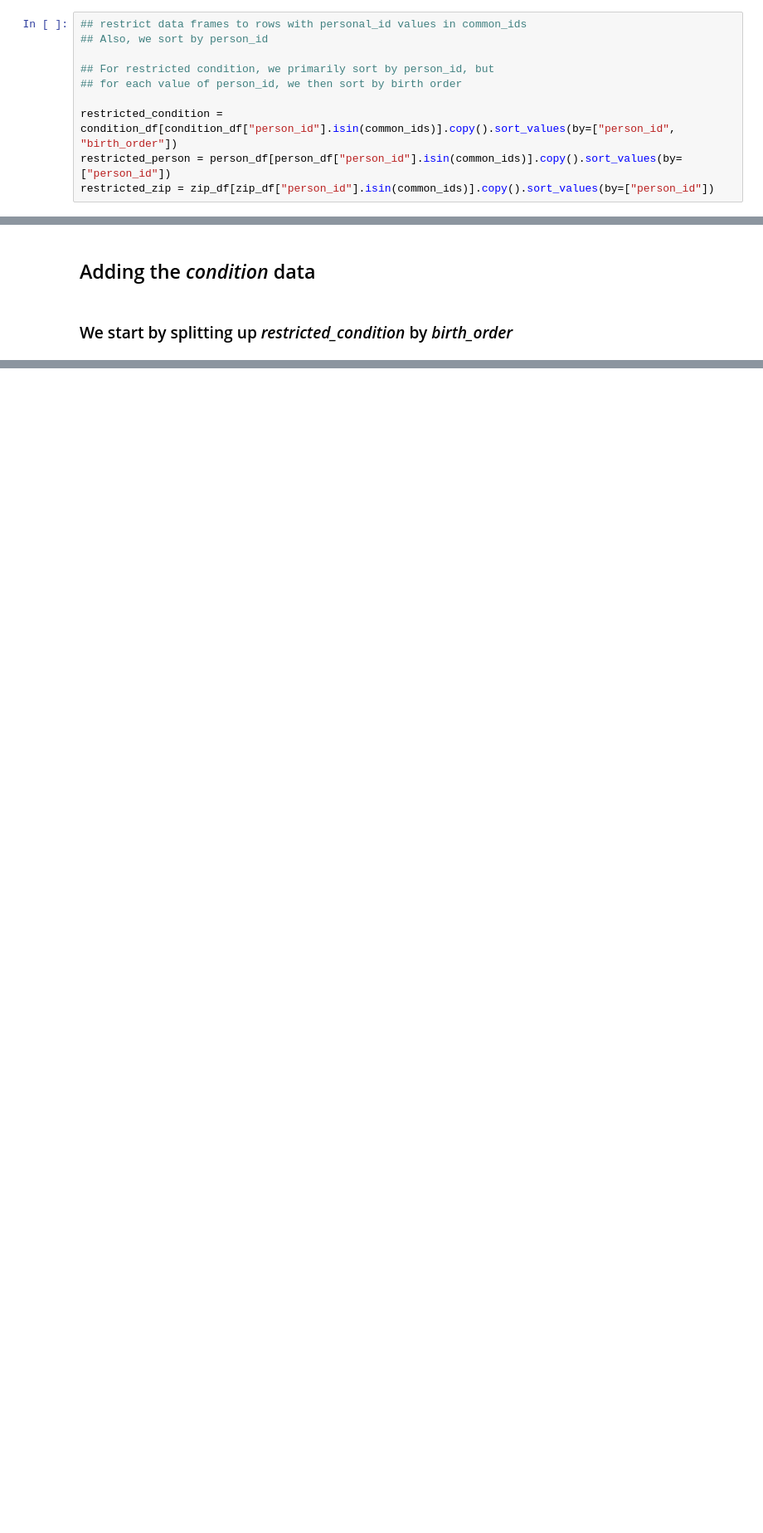
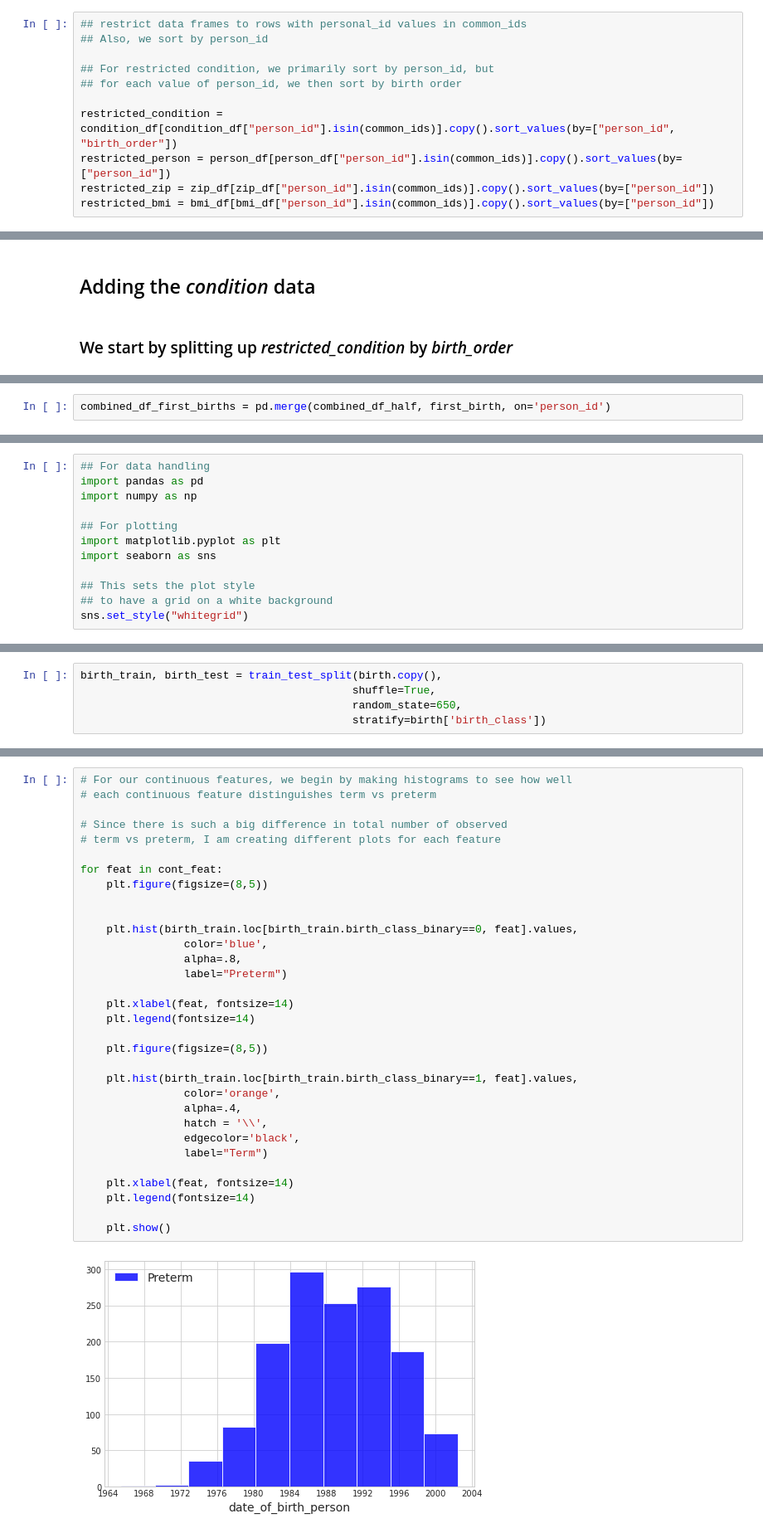
Before and after one commit to kgrillaert/preterm_birth, a Jupyter notebook: AS_KG_Preterm_Birth.ipynb, the cells around one changed output, grey strips where cells are left out. Shown at 83% size. Saved outputs shown, nothing was run; the diff lists cells and outputs as text; blank space fills up the shorter version.

Commit message:
Update AS_KG_Preterm_Birth.ipynb
Updated to incorporate BMI, does some early data analysis and visualizations, creates first model

```diff
--- a/AS_KG_Preterm_Birth.ipynb
+++ b/AS_KG_Preterm_Birth.ipynb
@@ -334,4 +475,5 @@ common_ids.sort()
 restricted_condition = condition_df[condition_df["person_id"].isin(common_ids)].copy().sort_values(by=["person_id", "birth_order"])
 restricted_person = person_df[person_df["person_id"].isin(common_ids)].copy().sort_values(by=["person_id"])
 restricted_zip = zip_df[zip_df["person_id"].isin(common_ids)].copy().sort_values(by=["person_id"])
+restricted_bmi = bmi_df[bmi_df["person_id"].isin(common_ids)].copy().sort_values(by=["person_id"])
 # %% [markdown]
@@ -521,0 +578,2 @@ combined_df.ethnicity_df3.value_counts().plot(kind = 'barh')
+# %%
+combined_df_first_births = pd.merge(combined_df_half, first_birth, on='person_id')
@@ -521,0 +650,12 @@ combined_df.ethnicity_df3.value_counts().plot(kind = 'barh')
+# %%
+## For data handling
+import pandas as pd
+import numpy as np
+
+## For plotting
+import matplotlib.pyplot as plt
+import seaborn as sns
+
+## This sets the plot style
+## to have a grid on a white background
+sns.set_style("whitegrid")
@@ -521,0 +676,5 @@ combined_df.ethnicity_df3.value_counts().plot(kind = 'barh')
+# %%
+birth_train, birth_test = train_test_split(birth.copy(),
+                                          shuffle=True,
+                                          random_state=650,
+                                          stratify=birth['birth_class'])
@@ -521,0 +747,34 @@ combined_df.ethnicity_df3.value_counts().plot(kind = 'barh')
+# %%
+# For our continuous features, we begin by making histograms to see how well
+# each continuous feature distinguishes term vs preterm
+
+# Since there is such a big difference in total number of observed
+# term vs preterm, I am creating different plots for each feature
+
+for feat in cont_feat:
+    plt.figure(figsize=(8,5))
+
+
+    plt.hist(birth_train.loc[birth_train.birth_class_binary==0, feat].values,
+                color='blue',
+                alpha=.8,
+                label="Preterm")
+
+    plt.xlabel(feat, fontsize=14)
+    plt.legend(fontsize=14)
+
+    plt.figure(figsize=(8,5))
+
+    plt.hist(birth_train.loc[birth_train.birth_class_binary==1, feat].values,
+                color='orange',
+                alpha=.4,
+                hatch = '\\',
+                edgecolor='black',
+                label="Term")
+
+    plt.xlabel(feat, fontsize=14)
+    plt.legend(fontsize=14)
+
+    plt.show()
+# %% [output]
+[figure, added]
```
Also changed, not shown: parts of 73 cells of this notebook.
